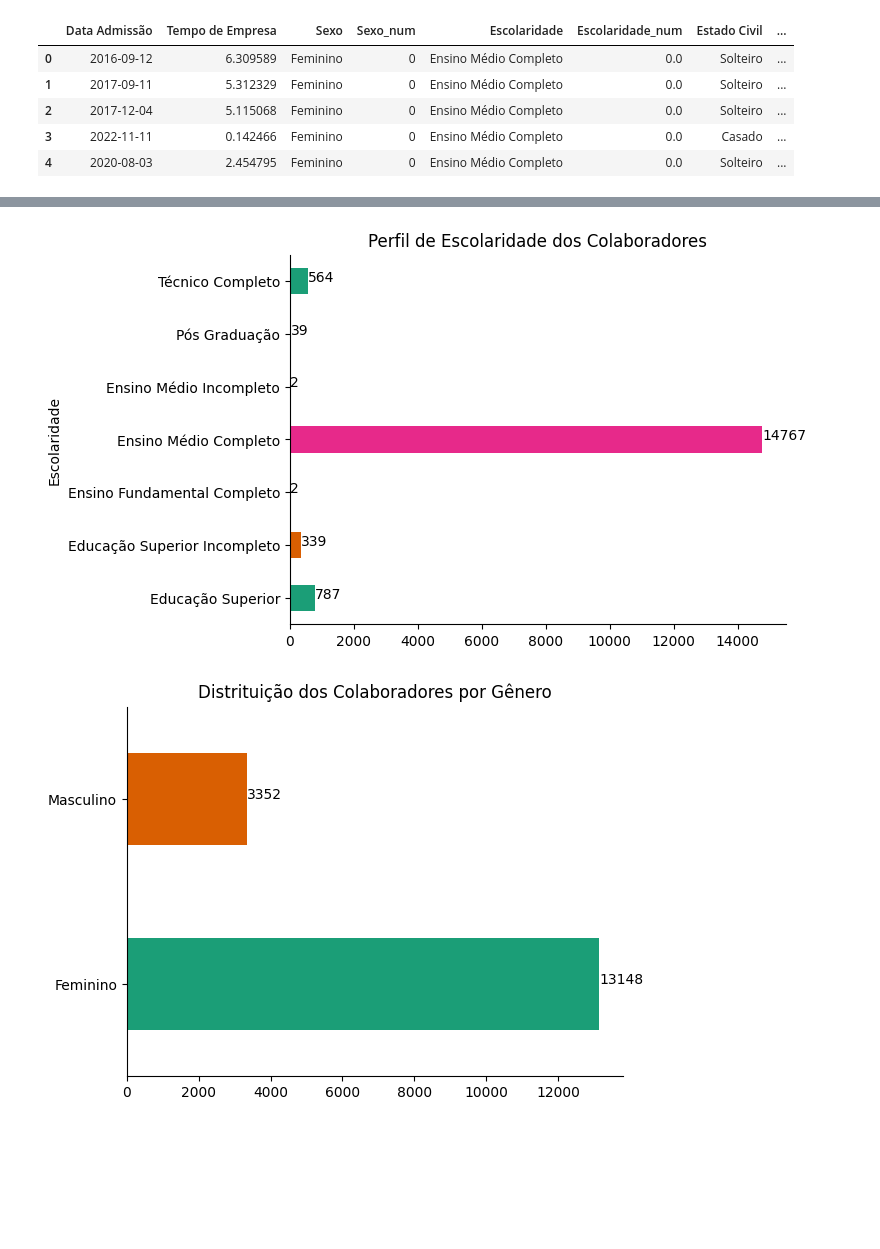
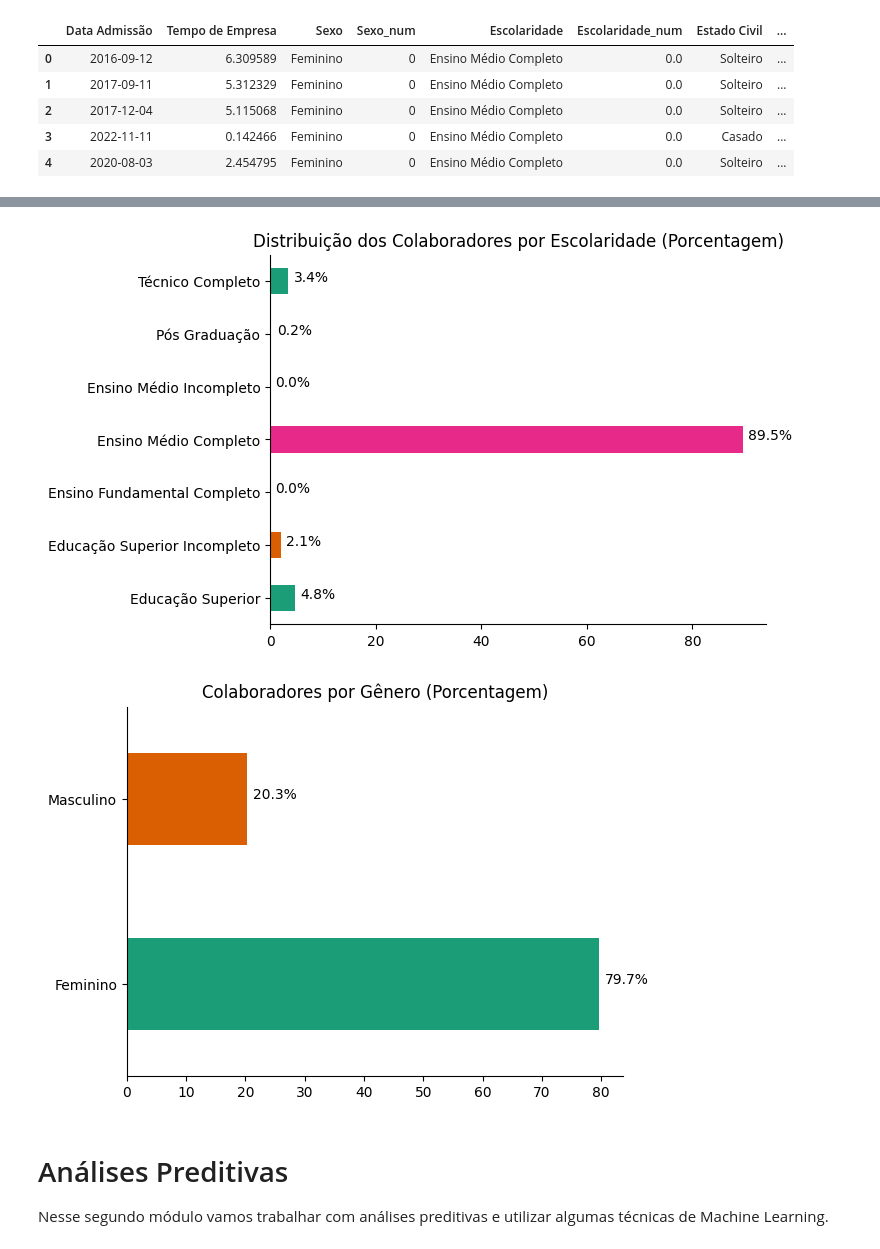
Before and after one commit to Gabrieldiasdeoliveira/People-Analytics---Turnover, a Jupyter notebook: People_Analytics_Turnover.ipynb, the cells around one changed output, grey strips where cells are left out. Drawn from its saved outputs; the diff is of its cells as text; code cells hidden in the pictures; blank space fills up the shorter version.

```diff
--- a/People_Analytics_Turnover.ipynb
+++ b/People_Analytics_Turnover.ipynb
@@ -95,38 +191,56 @@ plt.gca().spines[['top', 'right',]].set_visible(False)
 # %%
-# Plotar o gráfico de barras
-ax = dados.groupby('Escolaridade').size().plot(kind='barh', color=sns.palettes.mpl_palette('Dark2'))
+# @title Escolaridade
 
-# Adicionar texto com as quantidades ao lado de cada barra
-for i, v in enumerate(dados.groupby('Escolaridade').size()):
-    ax.text(v + 3, i, str(v), color='black')
+# Calculando as porcentagens de cada nível de escolaridade
+porcentagens_escolaridade = dados.groupby('Escolaridade').size() / len(dados) * 100
 
-# Configurar título do gráfico
-plt.title('Perfil de Escolaridade dos Colaboradores')
+# Plotando o gráfico de barras
+ax = porcentagens_escolaridade.plot(kind='barh', color=sns.palettes.mpl_palette('Dark2'))
 
-# Remover as bordas superior e direita
+# Removendo o título do eixo y
+plt.gca().set_ylabel('')
+
+# Adicionando texto com as porcentagens ao lado de cada barra
+for i, v in enumerate(porcentagens_escolaridade):
+    ax.text(v + 1, i, f'{v:.1f}%', color='black')
+
+# Configurando o título do gráfico
+plt.title('Distribuição dos Colaboradores por Escolaridade (Porcentagem)')
+
+# Removendo as bordas superior e direita
 plt.gca().spines['top'].set_visible(False)
 plt.gca().spines['right'].set_visible(False)
 
 plt.show()
 # %% [output]
-[figure, old version]
+[figure, new version]
 # %%
+# @title Gênero
+
+# Calcular as porcentagens de cada gênero
+porcentagens = dados.groupby('Sexo').size() / len(dados) * 100
+
 # Plotar o gráfico de barras
-ax = dados.groupby('Sexo').size().plot(kind='barh', color=sns.palettes.mpl_palette('Dark2'))
+ax = porcentagens.plot(kind='barh', color=sns.palettes.mpl_palette('Dark2'))
 
 # Remover o título do eixo y
 plt.gca().set_ylabel('')
 
-# Adicionar texto com as quantidades ao lado de cada barra
-for i, v in enumerate(dados.groupby('Sexo').size()):
-    ax.text(v + 3, i, str(v), color='black')
+# Adicionar texto com as porcentagens ao lado de cada barra
+for i, v in enumerate(porcentagens):
+    ax.text(v + 1, i, f'{v:.1f}%', color='black')
 
 # Remover as bordas superior e direita
 plt.gca().spines['top'].set_visible(False)
 plt.gca().spines['right'].set_visible(False)
+
 # Configurar título do gráfico
-plt.title('Distrituição dos Colaboradores por Gênero')
+plt.title('Colaboradores por Gênero (Porcentagem)')
 
 plt.show()
 # %% [output]
-[figure, old version]
+[figure, new version]
+# %% [markdown]
+# Análises Preditivas
+
+Nesse segundo módulo vamos trabalhar com análises preditivas e utilizar algumas técnicas de Machine Learning.
```
Also changed, not shown: parts of 12 cells of this notebook.
